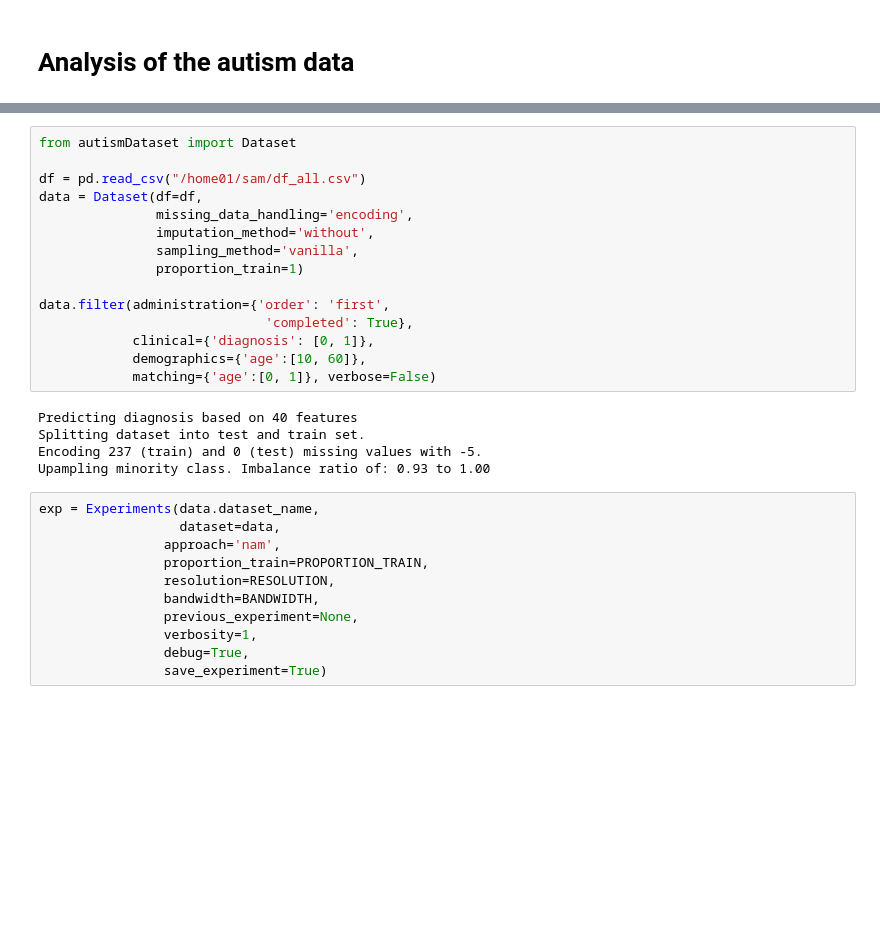
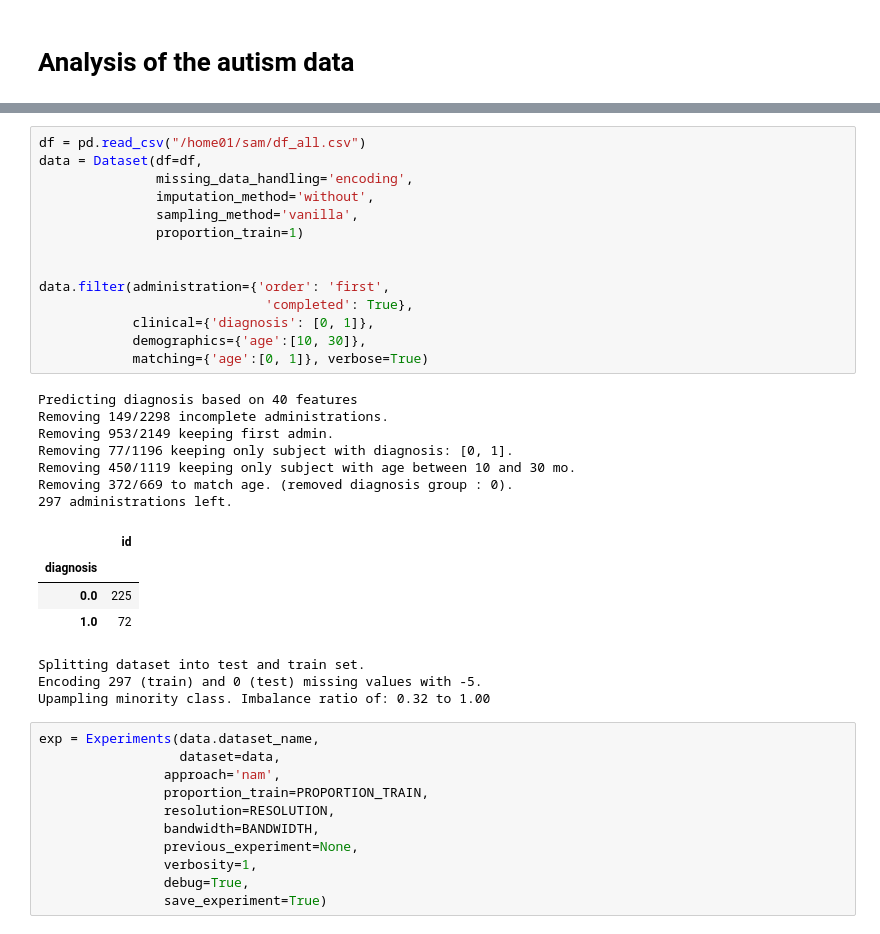
Before and after one commit to matiasdm/notes_on_stats, a Jupyter notebook: doc/notebooks/real_data.ipynb, the cells around one changed output, grey strips where cells are left out. Cells and saved outputs as stored; diff of their text form; blank space fills up the shorter version.

```diff
--- a/doc/notebooks/real_data.ipynb
+++ b/doc/notebooks/real_data.ipynb
@@ -297,23 +181,32 @@ KeyboardInterrupt:
 # %%
-from autismDataset import Dataset
-
 df = pd.read_csv("/home01/sam/df_all.csv")
 data = Dataset(df=df,
                missing_data_handling='encoding',
                imputation_method='without',
                sampling_method='vanilla',
                proportion_train=1)
 
+
 data.filter(administration={'order': 'first',
                              'completed': True},
             clinical={'diagnosis': [0, 1]},
-            demographics={'age':[10, 60]},
-            matching={'age':[0, 1]}, verbose=False)
+            demographics={'age':[10, 30]},
+            matching={'age':[0, 1]}, verbose=True)
 # %% [output]
 Predicting diagnosis based on 40 features
-Splitting dataset into test and train set.
-Encoding 237 (train) and 0 (test) missing values with -5.
-Upampling minority class. Imbalance ratio of: 0.93 to 1.00
+Removing 149/2298 incomplete administrations.
+Removing 953/2149 keeping first admin.
+Removing 77/1196 keeping only subject with diagnosis: [0, 1].
+Removing 450/1119 keeping only subject with age between 10 and 30 mo.
+Removing 372/669 to match age. (removed diagnosis group : 0).
+297 administrations left.
+|  | id |
+| diagnosis |  |
+| 0.0 | 225 |
+| 1.0 | 72 |
+Splitting dataset into test and train set.
+Encoding 297 (train) and 0 (test) missing values with -5.
+Upampling minority class. Imbalance ratio of: 0.32 to 1.00
 # %%
 exp = Experiments(data.dataset_name,
                   dataset=data,
```
Also changed, not shown: parts of 15 cells of this notebook, 9 other files.
